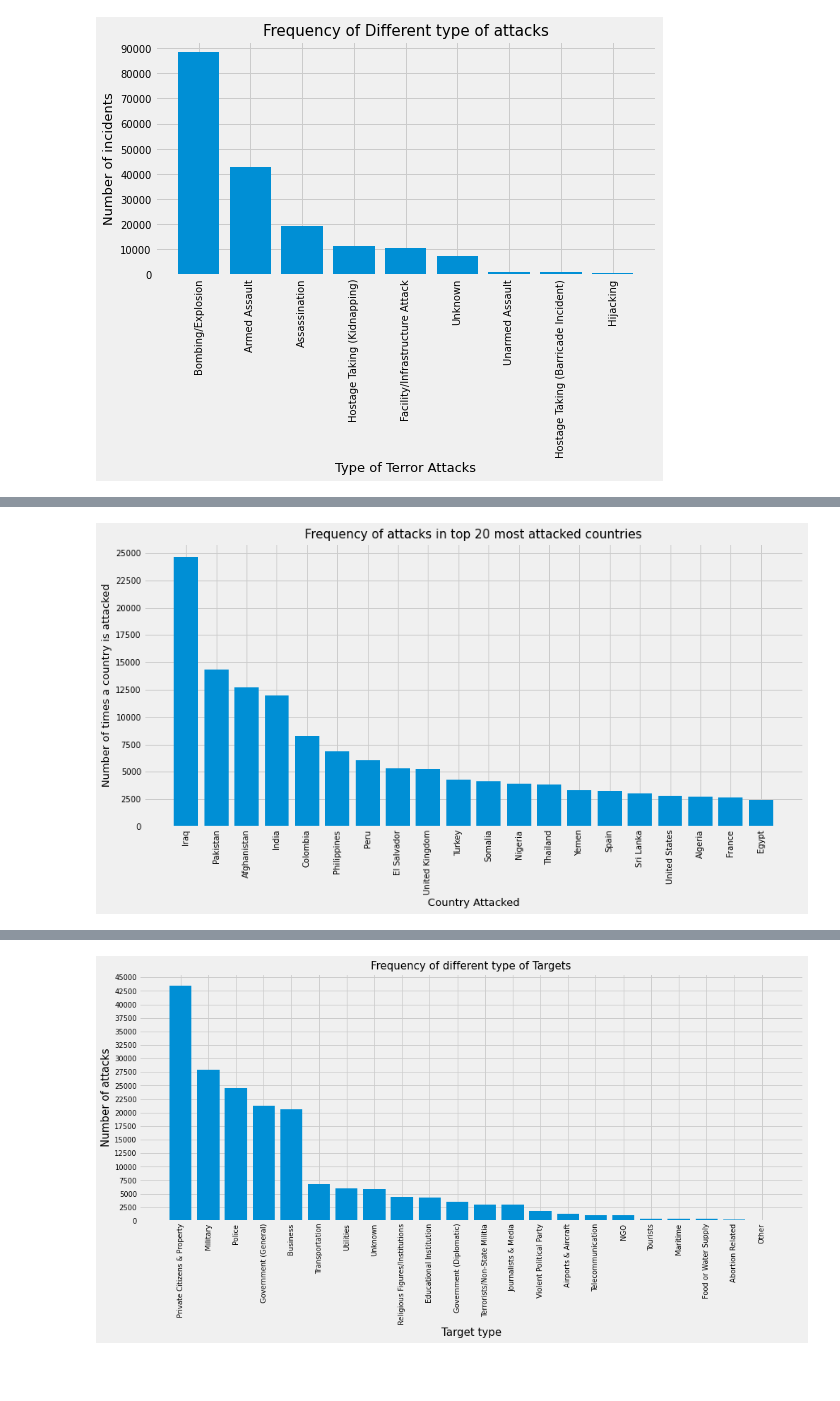
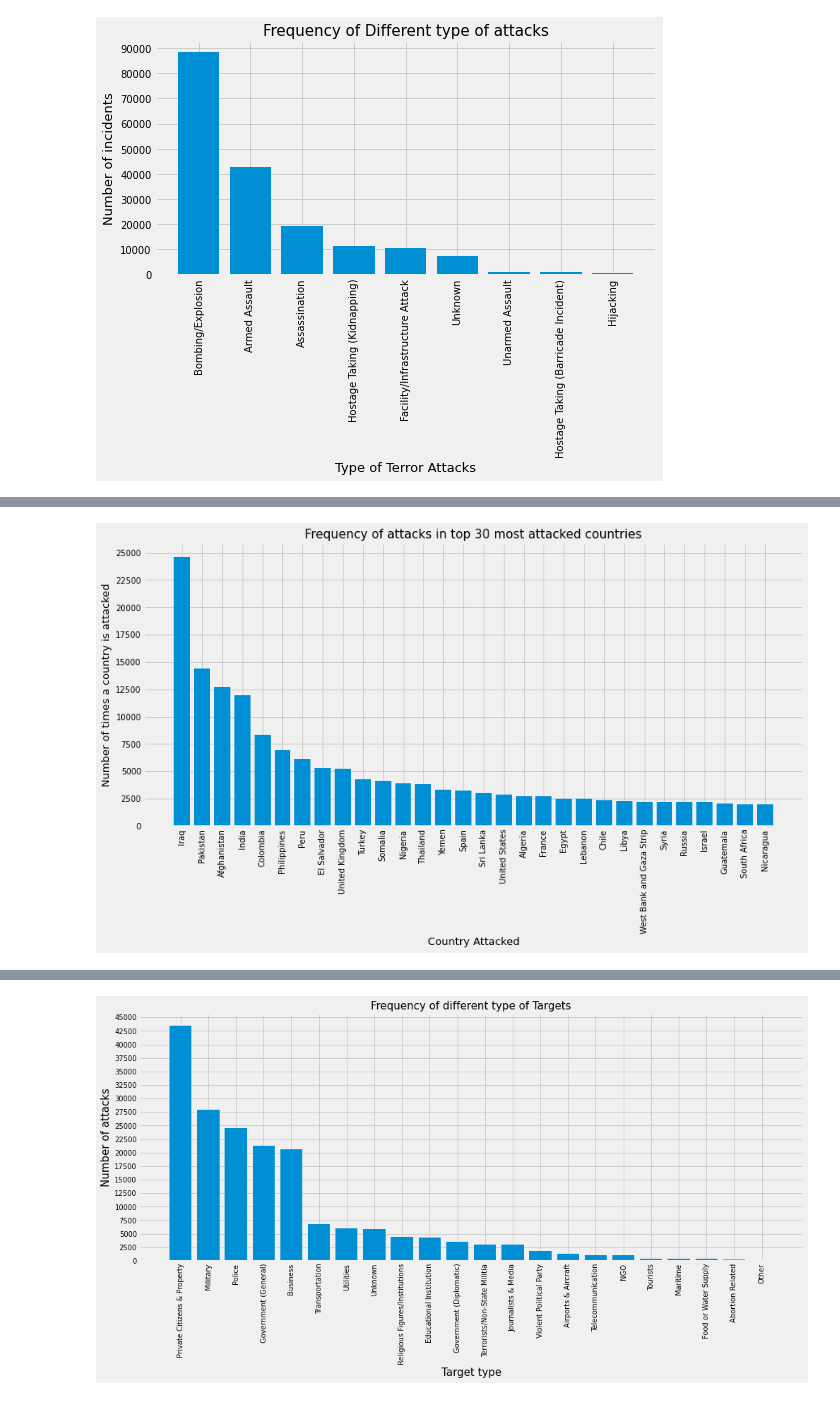
Before and after one commit to siddeshnaik/Sparks_Foundation, a Jupyter notebook: Terrorisum.ipynb, the cells around one changed output, grey strips where cells are left out. Cells and saved outputs as stored; diff of their text form; code cells hidden in the pictures; blank space fills up the shorter version.

```diff
--- a/Terrorisum.ipynb
+++ b/Terrorisum.ipynb
@@ -260,6 +149,6 @@ plt.show()
 # %% [output]
 [figure]
 # %%
-most_attacked_countries=df['Country'].value_counts().head(20)
+most_attacked_countries=df['Country'].value_counts().head(30)
 most_attacked_countries
 # %% [output]
@@ -283,15 +172,15 @@ Name: Country, dtype: int64
 # %%
 plt.figure(figsize=(13,6))
 plt.bar(list(most_attacked_countries.index),most_attacked_countries)
 plt.xticks(rotation = 90, fontsize=10)
 plt.yticks(np.arange(0,27500,2500), fontsize=10)
 plt.grid(True)
 plt.xlabel('Country Attacked', fontsize=13)
 plt.ylabel('Number of times a country is attacked', fontsize=13)
-plt.title('Frequency of attacks in top 20 most attacked countries', fontsize=15)
+plt.title('Frequency of attacks in top 30 most attacked countries', fontsize=15)
 plt.show()
 # %% [output]
-[figure, old version]
+[figure, new version]
 # %%
 df['TargType'].value_counts()
 # %% [output]
```
Also changed, not shown: parts of 18 cells of this notebook.
